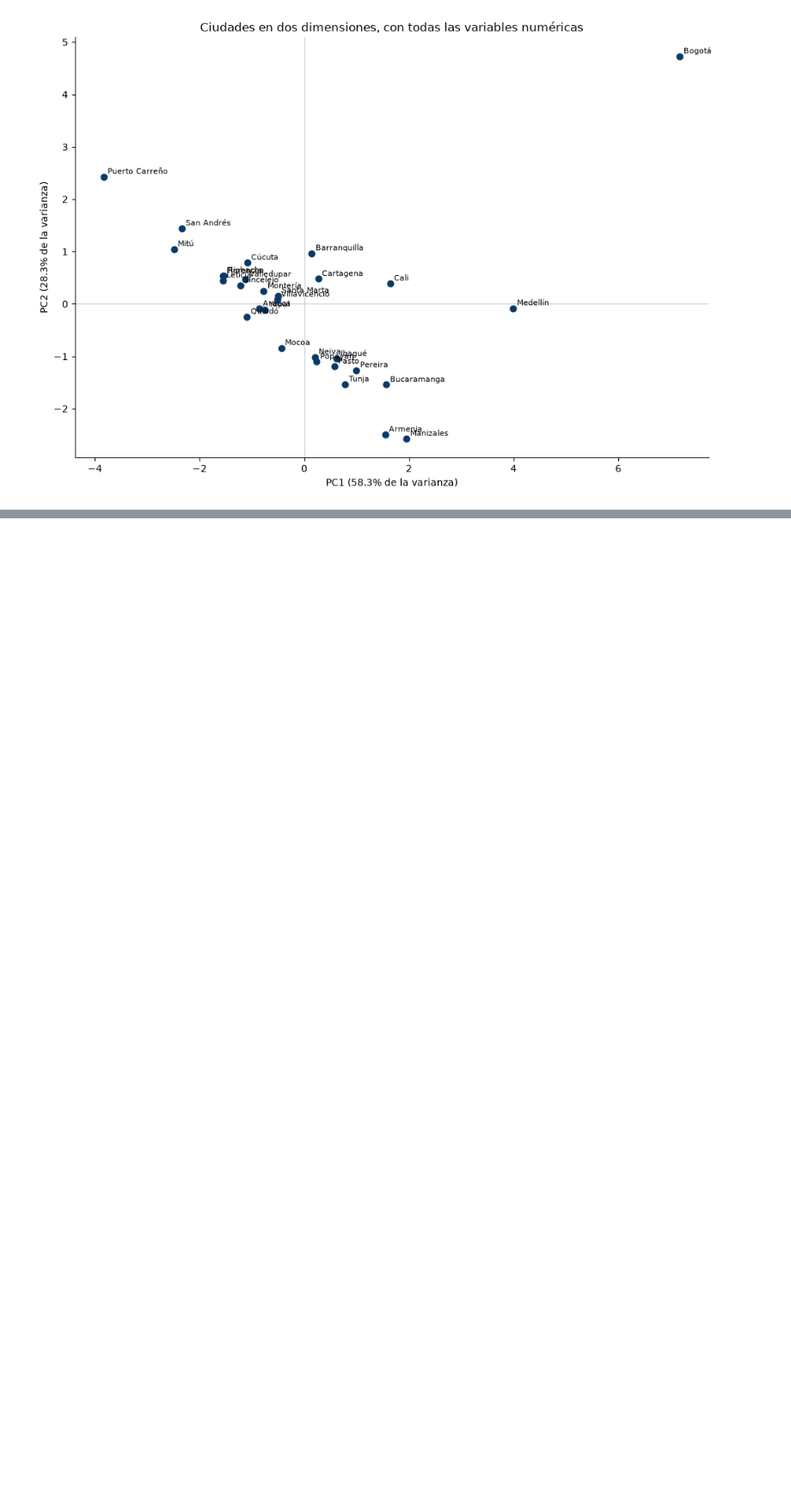
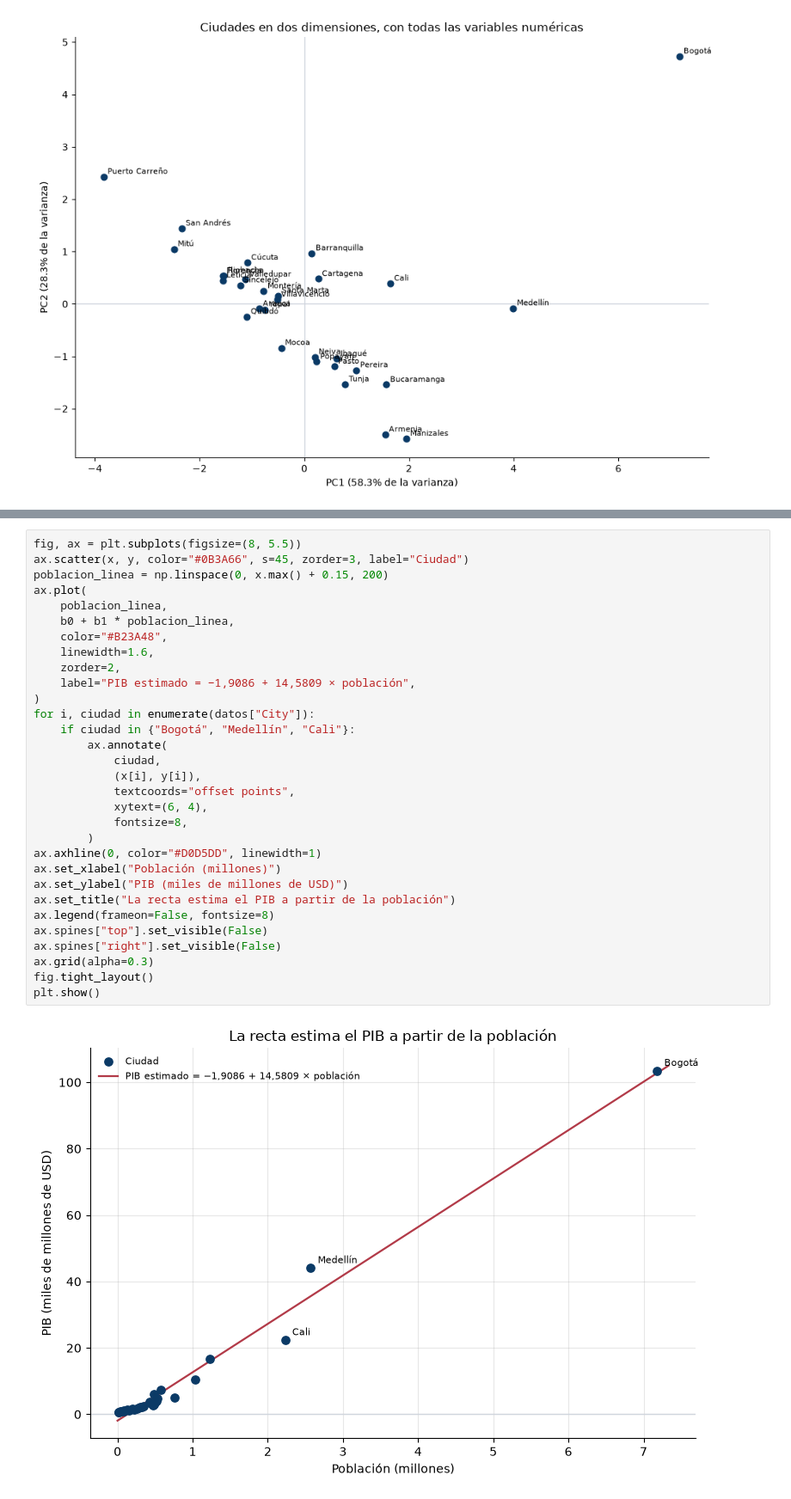
Before and after one commit to malejaDev/MachineLearning1, a Jupyter notebook: tarea1/src/notebook/tarea1.ipynb, the cells around one changed output, grey strips where cells are left out. Shown at 86% size. Drawn from its saved outputs; the diff is of its cells as text; blank space fills up the shorter version.

Commit message:
feat: añadir nuevas secciones al README y actualizar el notebook de tarea1 con análisis de PIB y población;  punto 3 completado

```diff
--- a/tarea1/src/notebook/tarea1.ipynb
+++ b/tarea1/src/notebook/tarea1.ipynb
@@ -1176,0 +1257,33 @@ Varianza explicada por los dos primeros componentes
+# %%
+fig, ax = plt.subplots(figsize=(8, 5.5))
+ax.scatter(x, y, color="#0B3A66", s=45, zorder=3, label="Ciudad")
+poblacion_linea = np.linspace(0, x.max() + 0.15, 200)
+ax.plot(
+    poblacion_linea,
+    b0 + b1 * poblacion_linea,
+    color="#B23A48",
+    linewidth=1.6,
+    zorder=2,
+    label="PIB estimado = −1,9086 + 14,5809 × población",
+)
+for i, ciudad in enumerate(datos["City"]):
+    if ciudad in {"Bogotá", "Medellín", "Cali"}:
+        ax.annotate(
+            ciudad,
+            (x[i], y[i]),
+            textcoords="offset points",
+            xytext=(6, 4),
+            fontsize=8,
+        )
+ax.axhline(0, color="#D0D5DD", linewidth=1)
+ax.set_xlabel("Población (millones)")
+ax.set_ylabel("PIB (miles de millones de USD)")
+ax.set_title("La recta estima el PIB a partir de la población")
+ax.legend(frameon=False, fontsize=8)
+ax.spines["top"].set_visible(False)
+ax.spines["right"].set_visible(False)
+ax.grid(alpha=0.3)
+fig.tight_layout()
+plt.show()
+# %% [output]
+[figure, added]
```
Also changed, not shown: parts of 6 cells of this notebook, 2 other files.
